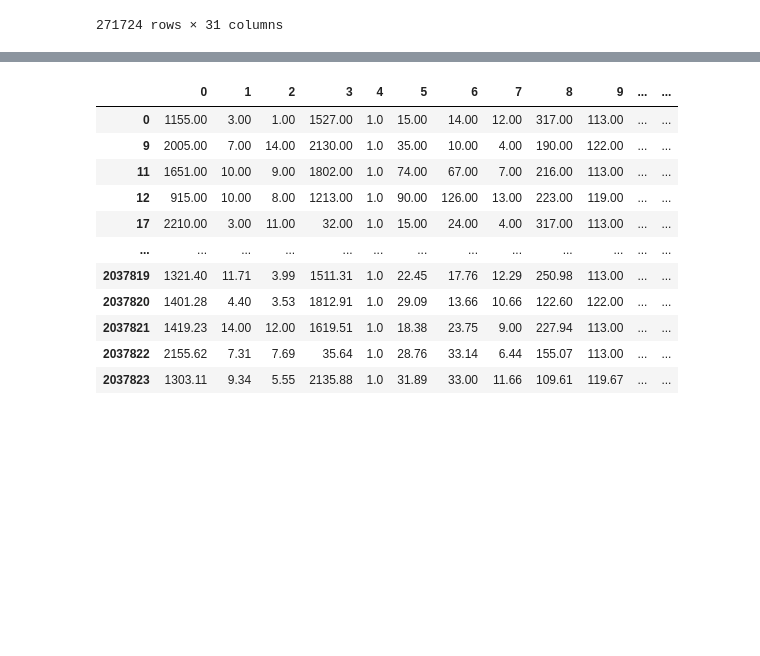
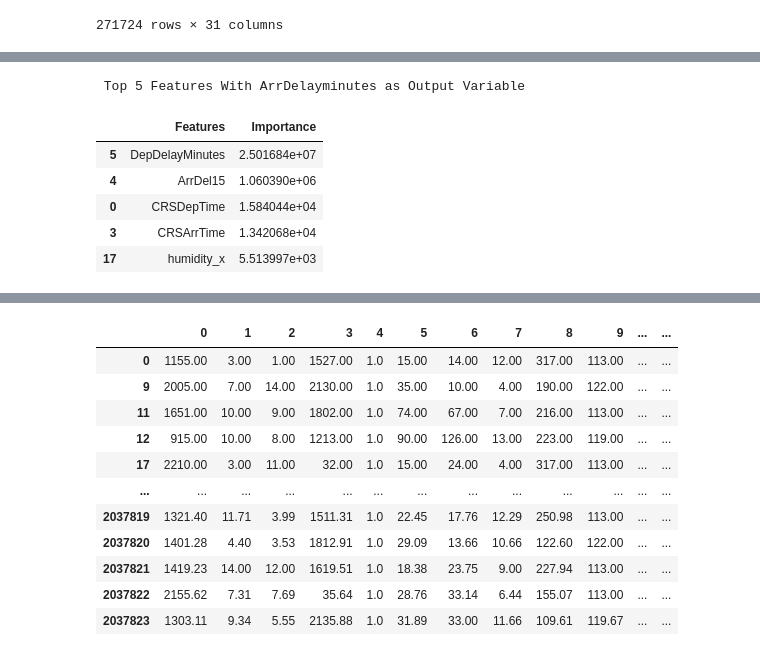
Before and after one commit to AMVamsi/Flight_Delay_Prediction, a Jupyter notebook: Regression .ipynb, the cells around one changed output, grey strips where cells are left out. Drawn from its saved outputs; the diff is of its cells as text; code cells hidden in the pictures; blank space fills up the shorter version.

```diff
--- a/Regression .ipynb
+++ b/Regression .ipynb
@@ -123,3 +126,19 @@ onec = OneHotEncoder()
 dt_select["DestAirportID"] = lenc.fit_transform(dt_select["DestAirportID"])
 dt_select["OriginAirportID"] = lenc.fit_transform(dt_select["OriginAirportID"])
 features_train = np.asarray(dt_select)
+# %%
+print(' Top 5 Features With ArrDelayminutes as Output Variable \n')
+X = dt.drop(["ArrDelayMinutes","Quarter", "Year","ArrTime", "DepTime", "Month", "DayofMonth", "DepDel15", "Date","Airport_y","Airport_x"], axis = 1)
+y = dt[['ArrDelayMinutes']]
+select_k_best = SelectKBest(f_regression , k = 5)
+k_best = select_k_best.fit(X , y)
+data = pd.DataFrame(dict(Features = X.columns , Importance = select_k_best.scores_)).sort_values('Importance', ascending = False).head(5)
+data
+# %% [output]
+ Top 5 Features With ArrDelayminutes as Output Variable
+|  | Features | Importance |
+| 5 | DepDelayMinutes | 2.501684e+07 |
+| 4 | ArrDel15 | 1.060390e+06 |
+| 0 | CRSDepTime | 1.584044e+04 |
+| 3 | CRSArrTime | 1.342068e+04 |
+| 17 | humidity_x | 5.513997e+03 |
```
Also changed, not shown: parts of 3 cells of this notebook.
